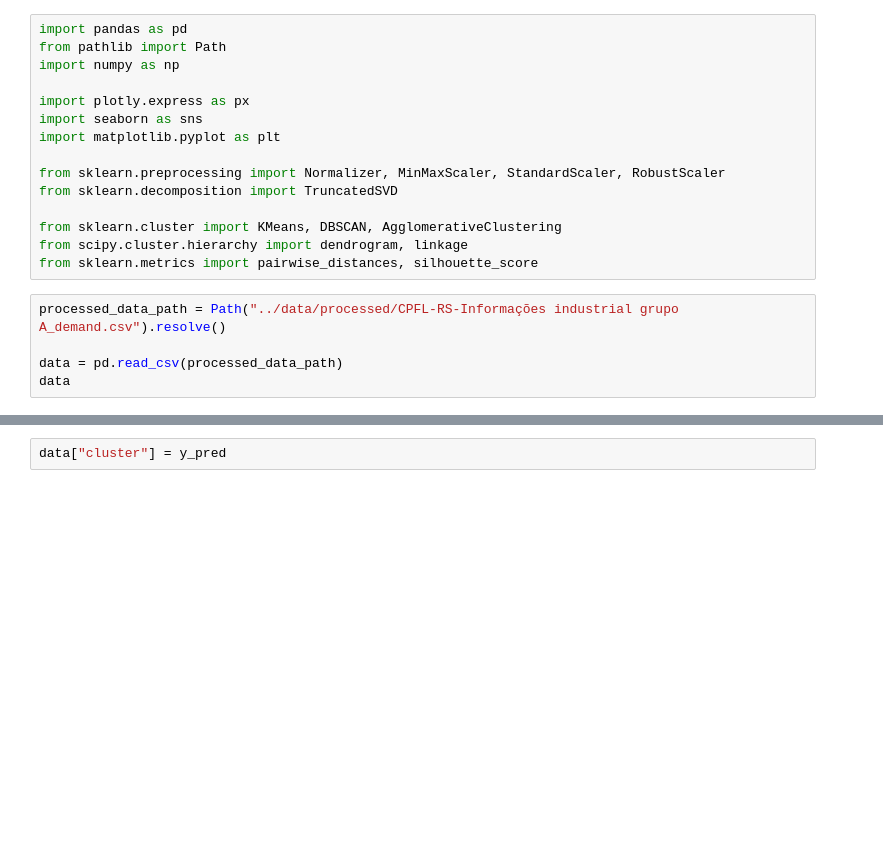
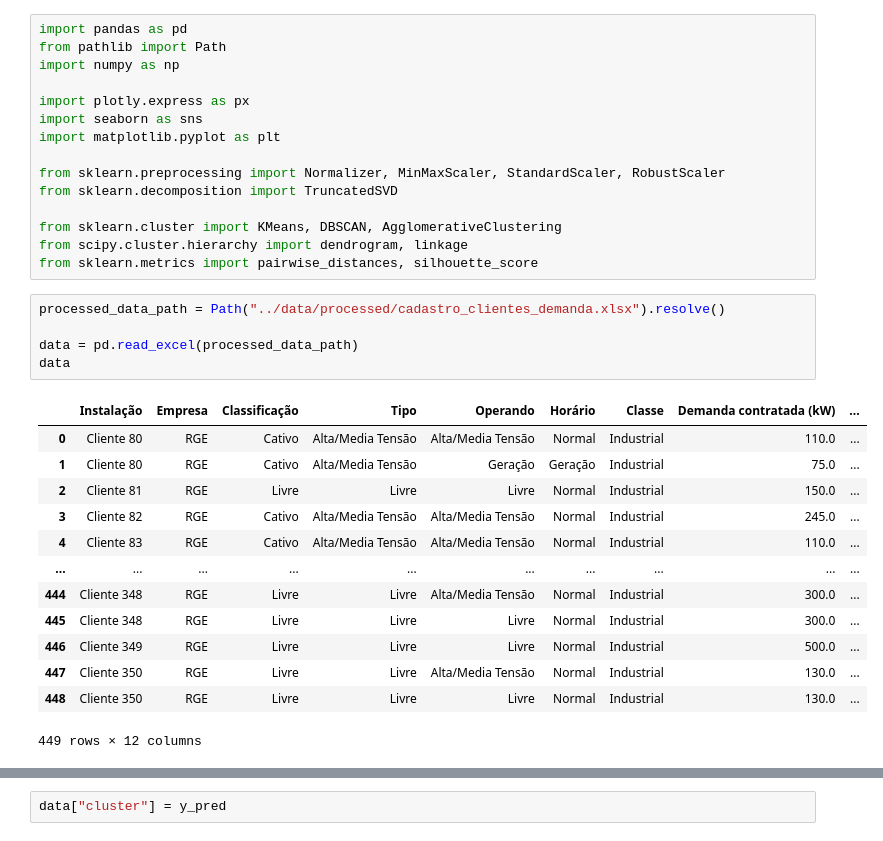
Before and after one commit to kleindaniell/energy-efficiency, a Jupyter notebook: notebooks/data_analysis_demand.ipynb, the cells around one changed output, grey strips where cells are left out. Cells and saved outputs as stored; diff of their text form; blank space fills up the shorter version.

```diff
--- a/notebooks/data_analysis_demand.ipynb
+++ b/notebooks/data_analysis_demand.ipynb
@@ -14,10 +14,24 @@ from sklearn.cluster import KMeans, DBSCAN, AgglomerativeClustering
 from scipy.cluster.hierarchy import dendrogram, linkage
 from sklearn.metrics import pairwise_distances, silhouette_score
 # %%
-processed_data_path = Path("../data/processed/CPFL-RS-Informações industrial grupo A_demand.csv").resolve()
+processed_data_path = Path("../data/processed/cadastro_clientes_demanda.xlsx").resolve()
 
-data = pd.read_csv(processed_data_path)
+data = pd.read_excel(processed_data_path)
 data
+# %% [output]
+|  | Instalação | Empresa | Classificação | Tipo | Operando | Horário | Classe | Demanda contratada (kW) | ... |
+| 0 | Cliente 80 | RGE | Cativo | Alta/Media Tensão | Alta/Media Tensão | Normal | Industrial | 110.0 | ... |
+| 1 | Cliente 80 | RGE | Cativo | Alta/Media Tensão | Geração | Geração | Industrial | 75.0 | ... |
+| 2 | Cliente 81 | RGE | Livre | Livre | Livre | Normal | Industrial | 150.0 | ... |
+| 3 | Cliente 82 | RGE | Cativo | Alta/Media Tensão | Alta/Media Tensão | Normal | Industrial | 245.0 | ... |
+| 4 | Cliente 83 | RGE | Cativo | Alta/Media Tensão | Alta/Media Tensão | Normal | Industrial | 110.0 | ... |
+| ... | ... | ... | ... | ... | ... | ... | ... | ... | ... |
+| 444 | Cliente 348 | RGE | Livre | Livre | Alta/Media Tensão | Normal | Industrial | 300.0 | ... |
+| 445 | Cliente 348 | RGE | Livre | Livre | Livre | Normal | Industrial | 300.0 | ... |
+| 446 | Cliente 349 | RGE | Livre | Livre | Livre | Normal | Industrial | 500.0 | ... |
+| 447 | Cliente 350 | RGE | Livre | Livre | Alta/Media Tensão | Normal | Industrial | 130.0 | ... |
+| 448 | Cliente 350 | RGE | Livre | Livre | Livre | Normal | Industrial | 130.0 | ... |
+449 rows × 12 columns
 # %%
 data = data.drop(["Empresa", "Classe"], axis=1)
 data
```
Also changed, not shown: parts of 21 cells of this notebook.
